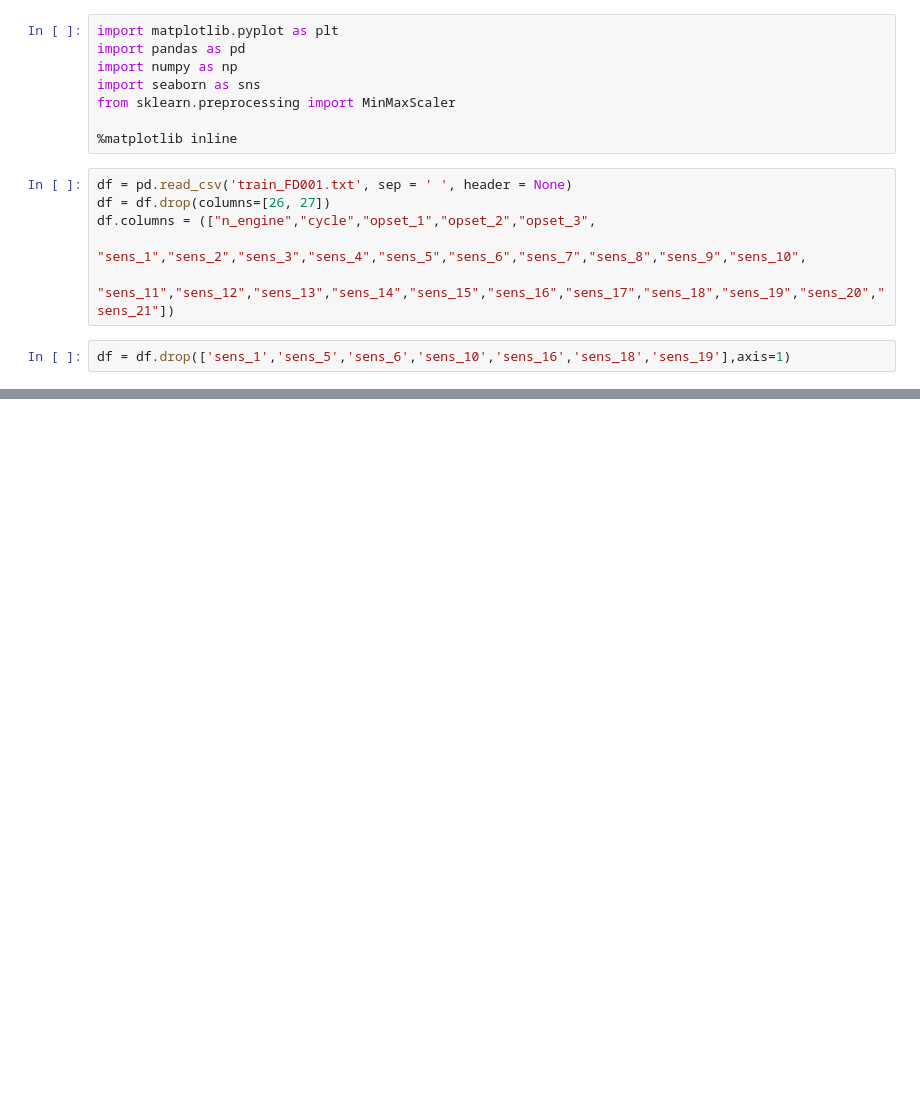
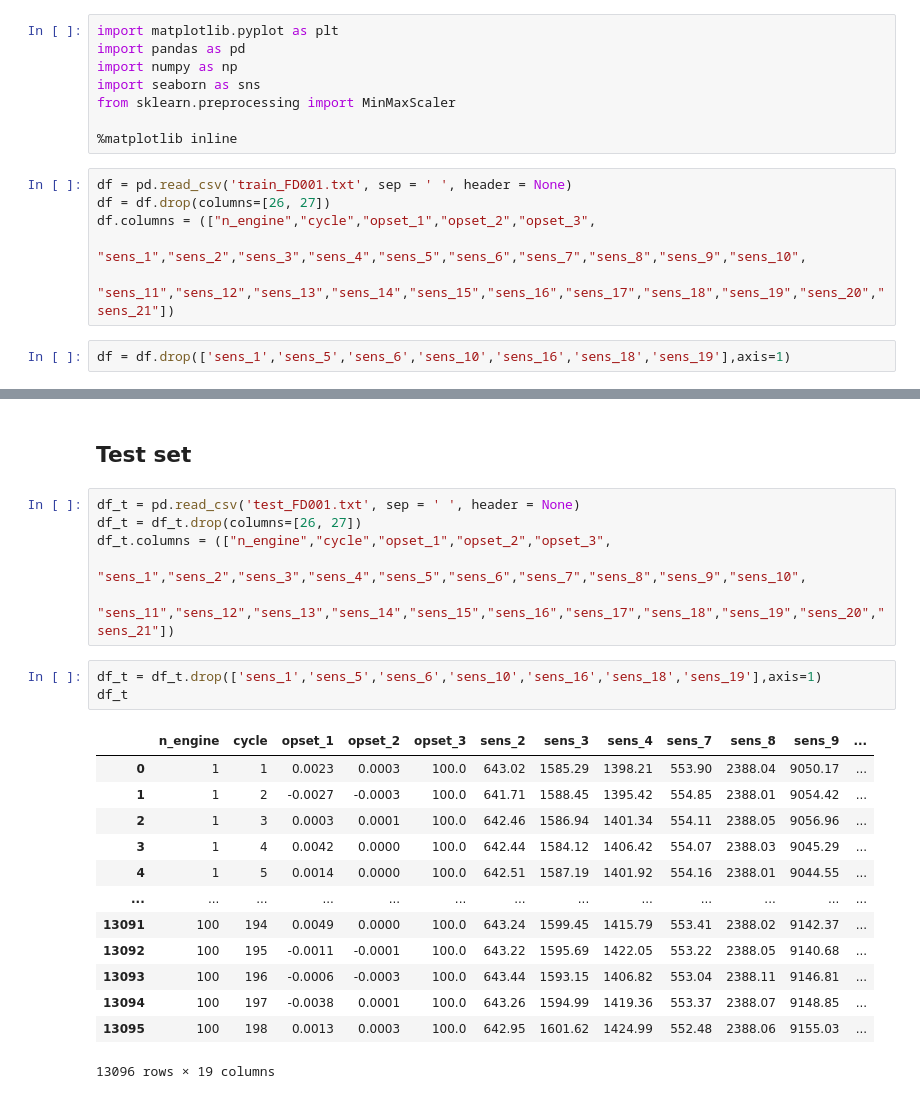
Before and after one commit to farayal/memoria_turbofan, a Jupyter notebook: turbofan.ipynb, the cells around one changed output, grey strips where cells are left out. Saved outputs shown, nothing was run; the diff lists cells and outputs as text; blank space fills up the shorter version.

```diff
--- a/turbofan.ipynb
+++ b/turbofan.ipynb
@@ -222,0 +277,25 @@ array([[88.91917],
+# %% [markdown]
+## Test set
+# %%
+df_t = pd.read_csv('test_FD001.txt', sep = ' ', header = None)
+df_t = df_t.drop(columns=[26, 27])
+df_t.columns = (["n_engine","cycle","opset_1","opset_2","opset_3",
+              "sens_1","sens_2","sens_3","sens_4","sens_5","sens_6","sens_7","sens_8","sens_9","sens_10",
+              "sens_11","sens_12","sens_13","sens_14","sens_15","sens_16","sens_17","sens_18","sens_19","sens_20","sens_21"])
+# %%
+df_t = df_t.drop(['sens_1','sens_5','sens_6','sens_10','sens_16','sens_18','sens_19'],axis=1)
+df_t
+# %% [output]
+|  | n_engine | cycle | opset_1 | opset_2 | opset_3 | sens_2 | sens_3 | sens_4 | sens_7 | sens_8 | sens_9 | ... |
+| 0 | 1 | 1 | 0.0023 | 0.0003 | 100.0 | 643.02 | 1585.29 | 1398.21 | 553.90 | 2388.04 | 9050.17 | ... |
+| 1 | 1 | 2 | -0.0027 | -0.0003 | 100.0 | 641.71 | 1588.45 | 1395.42 | 554.85 | 2388.01 | 9054.42 | ... |
+| 2 | 1 | 3 | 0.0003 | 0.0001 | 100.0 | 642.46 | 1586.94 | 1401.34 | 554.11 | 2388.05 | 9056.96 | ... |
+| 3 | 1 | 4 | 0.0042 | 0.0000 | 100.0 | 642.44 | 1584.12 | 1406.42 | 554.07 | 2388.03 | 9045.29 | ... |
+| 4 | 1 | 5 | 0.0014 | 0.0000 | 100.0 | 642.51 | 1587.19 | 1401.92 | 554.16 | 2388.01 | 9044.55 | ... |
+| ... | ... | ... | ... | ... | ... | ... | ... | ... | ... | ... | ... | ... |
+| 13091 | 100 | 194 | 0.0049 | 0.0000 | 100.0 | 643.24 | 1599.45 | 1415.79 | 553.41 | 2388.02 | 9142.37 | ... |
+| 13092 | 100 | 195 | -0.0011 | -0.0001 | 100.0 | 643.22 | 1595.69 | 1422.05 | 553.22 | 2388.05 | 9140.68 | ... |
+| 13093 | 100 | 196 | -0.0006 | -0.0003 | 100.0 | 643.44 | 1593.15 | 1406.82 | 553.04 | 2388.11 | 9146.81 | ... |
+| 13094 | 100 | 197 | -0.0038 | 0.0001 | 100.0 | 643.26 | 1594.99 | 1419.36 | 553.37 | 2388.07 | 9148.85 | ... |
+| 13095 | 100 | 198 | 0.0013 | 0.0003 | 100.0 | 642.95 | 1601.62 | 1424.99 | 552.48 | 2388.06 | 9155.03 | ... |
+13096 rows × 19 columns
```
Also changed, not shown: parts of 29 cells of this notebook.
